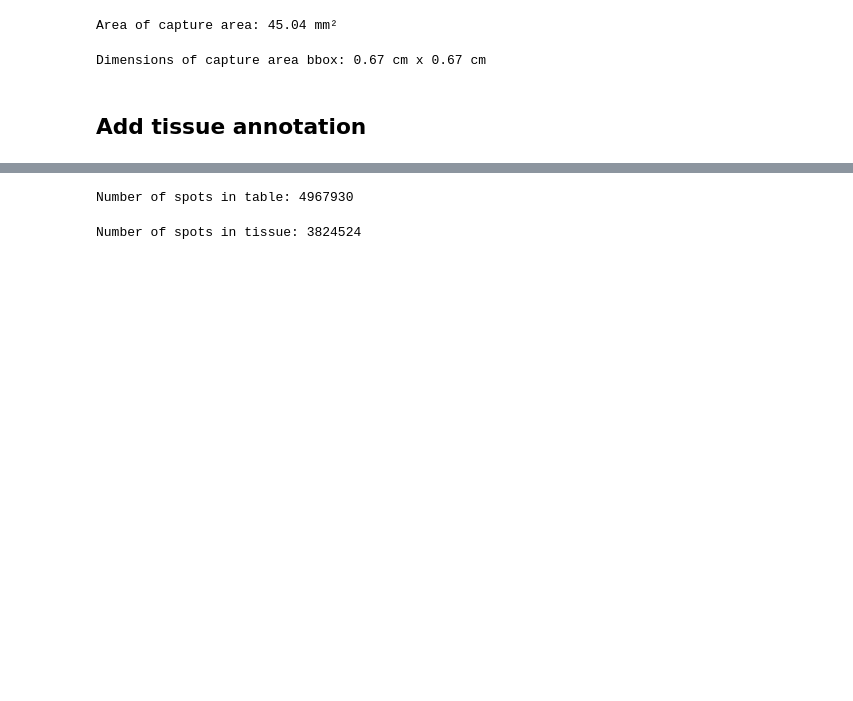
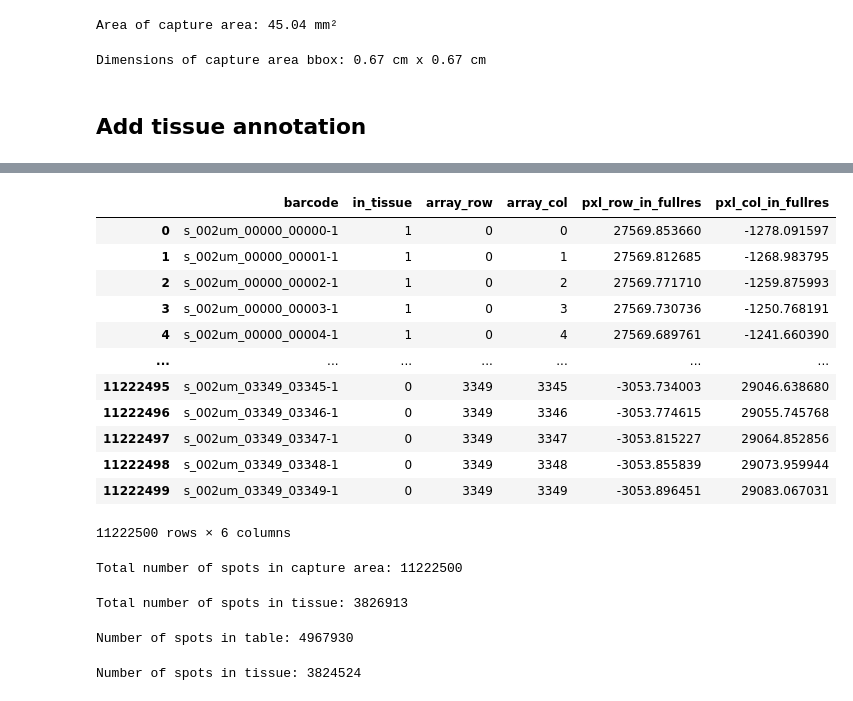
Before and after one commit to vibspatial/seq-spatial-transcriptomics-benchmark, a Jupyter notebook: Visium_HD/harpy/SCA001_100M.ipynb, the cells around one changed output, grey strips where cells are left out. Cells and saved outputs as stored; diff of their text form; code cells hidden in the pictures; blank space fills up the shorter version.

```diff
--- a/Visium_HD/harpy/SCA001_100M.ipynb
+++ b/Visium_HD/harpy/SCA001_100M.ipynb
@@ -245 +424,37 @@ sdata = add_in_tissue(
+# %%
+tissue_positions = pd.read_parquet(os.path.join(path_outs, 'binned_outputs/square_002um/spatial/tissue_positions.parquet'))
+tissue_positions
+# %% [output]
+|  | barcode | in_tissue | array_row | array_col | pxl_row_in_fullres | pxl_col_in_fullres |
+| 0 | s_002um_00000_00000-1 | 1 | 0 | 0 | 27569.853660 | -1278.091597 |
+| 1 | s_002um_00000_00001-1 | 1 | 0 | 1 | 27569.812685 | -1268.983795 |
+| 2 | s_002um_00000_00002-1 | 1 | 0 | 2 | 27569.771710 | -1259.875993 |
+| 3 | s_002um_00000_00003-1 | 1 | 0 | 3 | 27569.730736 | -1250.768191 |
+| 4 | s_002um_00000_00004-1 | 1 | 0 | 4 | 27569.689761 | -1241.660390 |
+| ... | ... | ... | ... | ... | ... | ... |
+| 11222495 | s_002um_03349_03345-1 | 0 | 3349 | 3345 | -3053.734003 | 29046.638680 |
+| 11222496 | s_002um_03349_03346-1 | 0 | 3349 | 3346 | -3053.774615 | 29055.745768 |
+| 11222497 | s_002um_03349_03347-1 | 0 | 3349 | 3347 | -3053.815227 | 29064.852856 |
+| 11222498 | s_002um_03349_03348-1 | 0 | 3349 | 3348 | -3053.855839 | 29073.959944 |
+| 11222499 | s_002um_03349_03349-1 | 0 | 3349 | 3349 | -3053.896451 | 29083.067031 |
+11222500 rows × 6 columns
+# %%
+# Total number of spots in capture area
+print(f"Total number of spots in capture area: {len(tissue_positions)}")
+# %% [output]
+Total number of spots in capture area: 11222500
+# %%
+# Total number of spots in tissue
+tissue_mask = sdata.labels[f'{dataset_id}_tissue_mask'].compute().data
+mask_shape = tissue_mask.shape
+
+tissue_positions["in_tissue_annotation"] = tissue_positions.apply(
+    lambda row: assign_region((row["pxl_col_in_fullres"], row["pxl_row_in_fullres"]), tissue_mask, mask_shape), axis=1
+)
+
+total_n_spots_in_tissue = len(tissue_positions[tissue_positions['in_tissue_annotation'] == 1])
+
+print(f"Total number of spots in tissue: {total_n_spots_in_tissue}")
+# %% [output]
+Total number of spots in tissue: 3826913
 # %%
```
Also changed, not shown: parts of 30 cells of this notebook, 52 other files.
